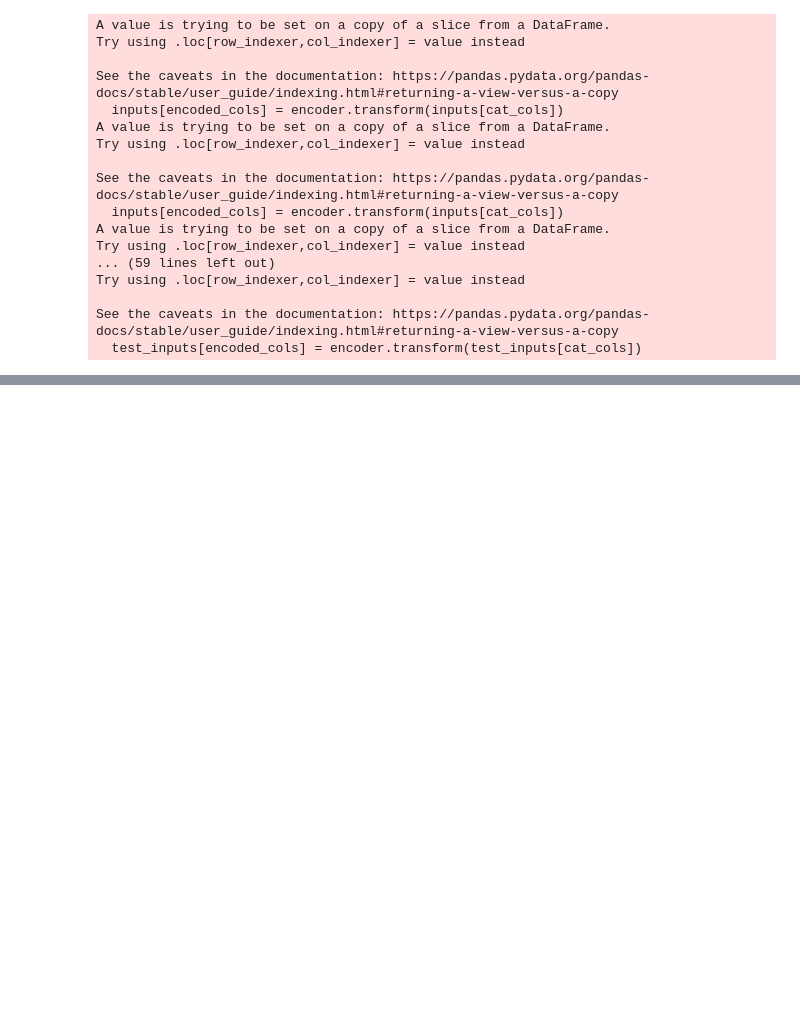
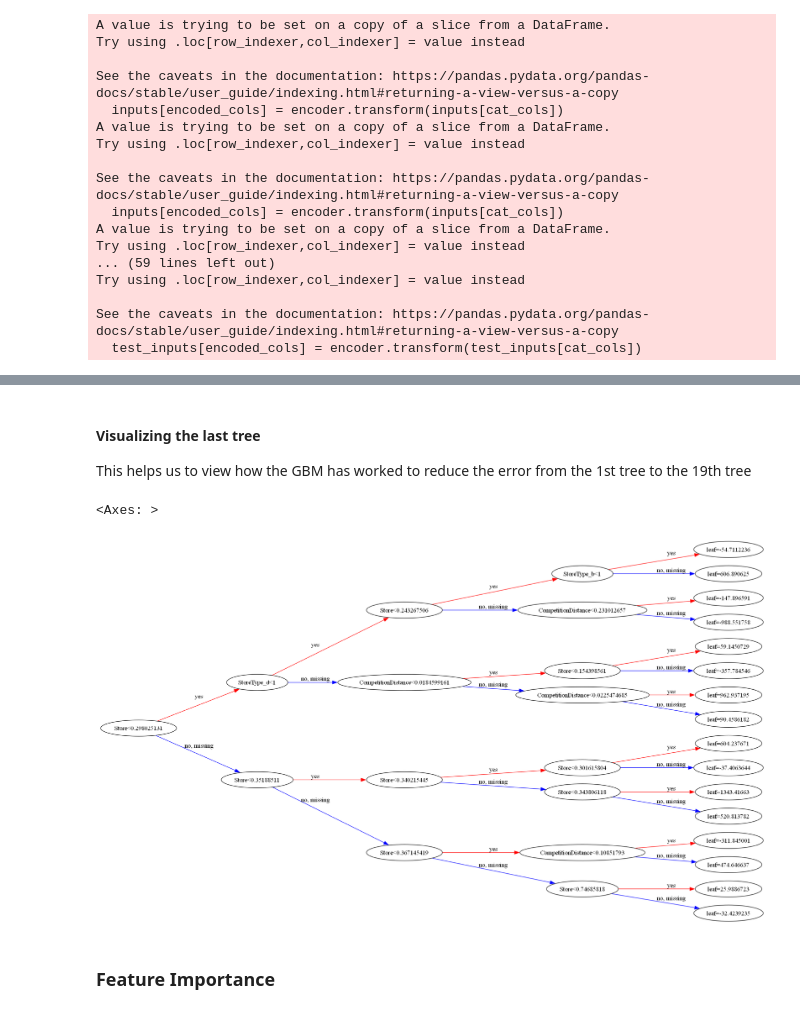
Before and after one commit to satan-pro/Rossman_Store_Predictions, a Jupyter notebook: rossmann_stores.ipynb, the cells around one changed output, grey strips where cells are left out. Saved outputs shown, nothing was run; the diff lists cells and outputs as text; code cells hidden in the pictures; blank space fills up the shorter version.

```diff
--- a/rossmann_stores.ipynb
+++ b/rossmann_stores.ipynb
@@ -383,0 +453,10 @@ X_test = test_inputs[num_cols + encoded_cols]
+# %% [markdown]
+#### Visualizing the last tree
+This helps us to view how the GBM has worked to reduce the error from the 1st tree to the 19th tree
+# %%
+plot_tree(model, rankdir='LR', num_trees=19)
+# %% [output]
+<Axes: >
+[figure, added]
+# %% [markdown]
+### Feature Importance
```
Also changed, not shown: parts of 20 cells of this notebook.
